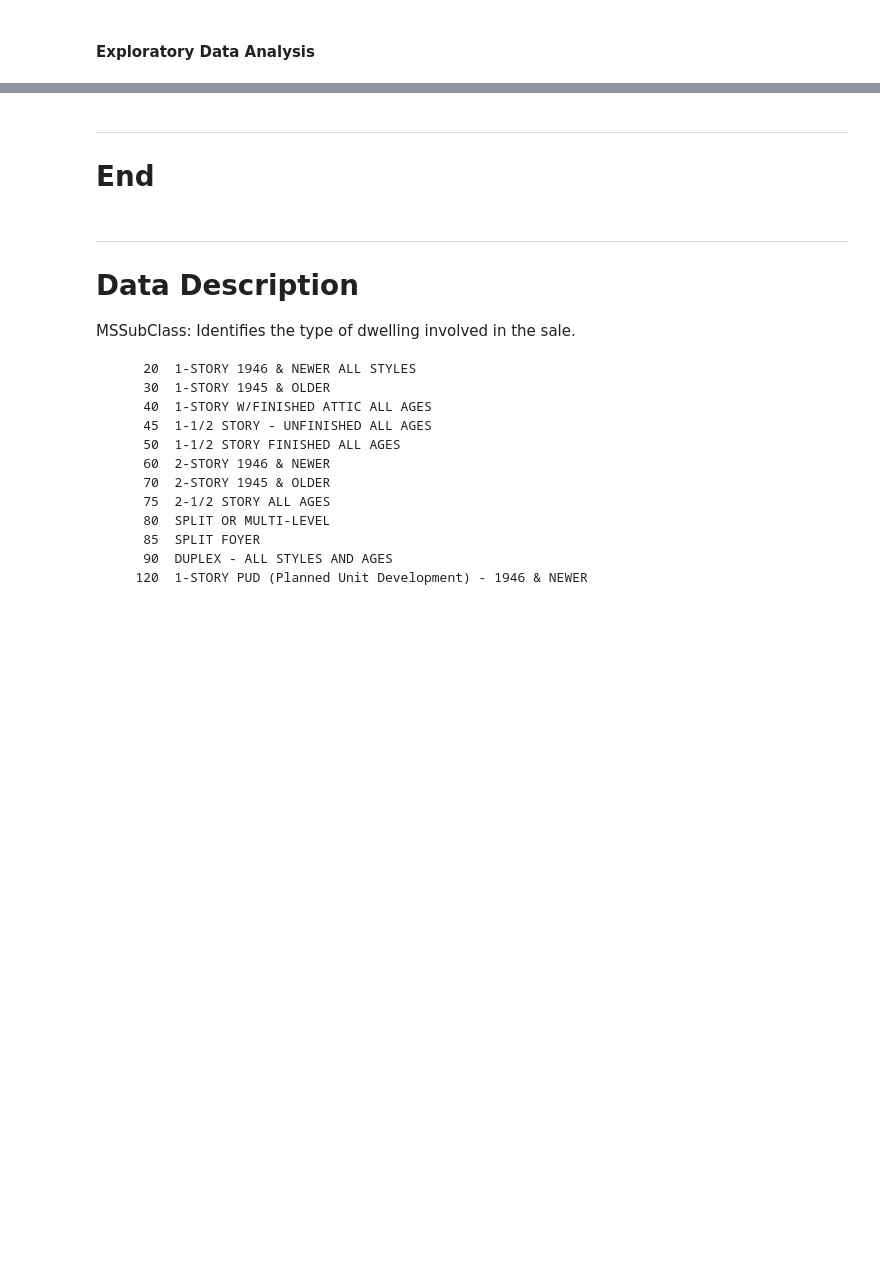
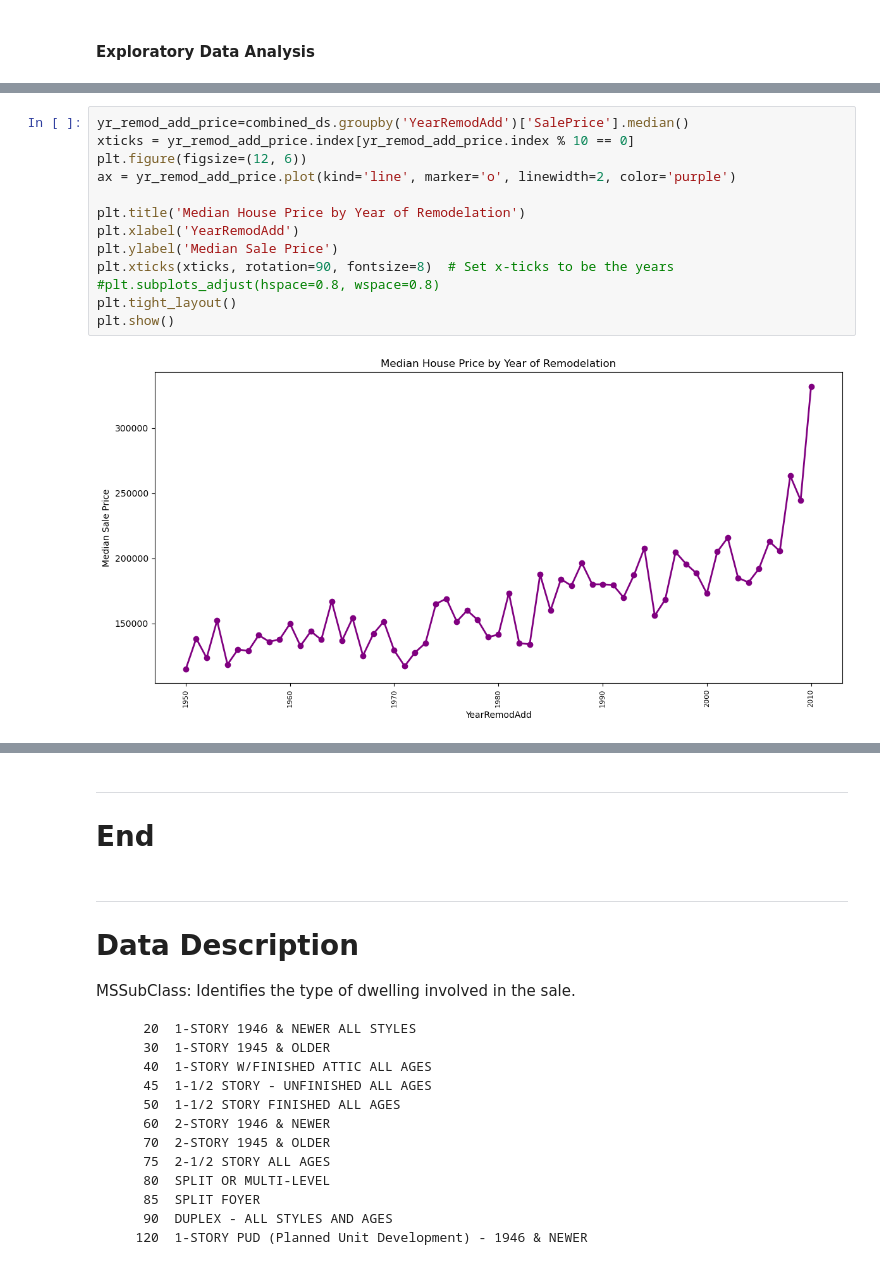
Before and after one commit to lmacakova/prices, a Jupyter notebook: house_prices.ipynb, the cells around one changed output, grey strips where cells are left out. Drawn from its saved outputs; the diff is of its cells as text; blank space fills up the shorter version.

```diff
--- a/house_prices.ipynb
+++ b/house_prices.ipynb
@@ -362,0 +419,15 @@ plt.show()
+# %%
+yr_remod_add_price=combined_ds.groupby('YearRemodAdd')['SalePrice'].median()
+xticks = yr_remod_add_price.index[yr_remod_add_price.index % 10 == 0]
+plt.figure(figsize=(12, 6))
+ax = yr_remod_add_price.plot(kind='line', marker='o', linewidth=2, color='purple')
+
+plt.title('Median House Price by Year of Remodelation')
+plt.xlabel('YearRemodAdd')
+plt.ylabel('Median Sale Price')
+plt.xticks(xticks, rotation=90, fontsize=8)  # Set x-ticks to be the years
+#plt.subplots_adjust(hspace=0.8, wspace=0.8)
+plt.tight_layout()
+plt.show()
+# %% [output]
+[figure, added]
```
Also changed, not shown: parts of 35 cells of this notebook.
